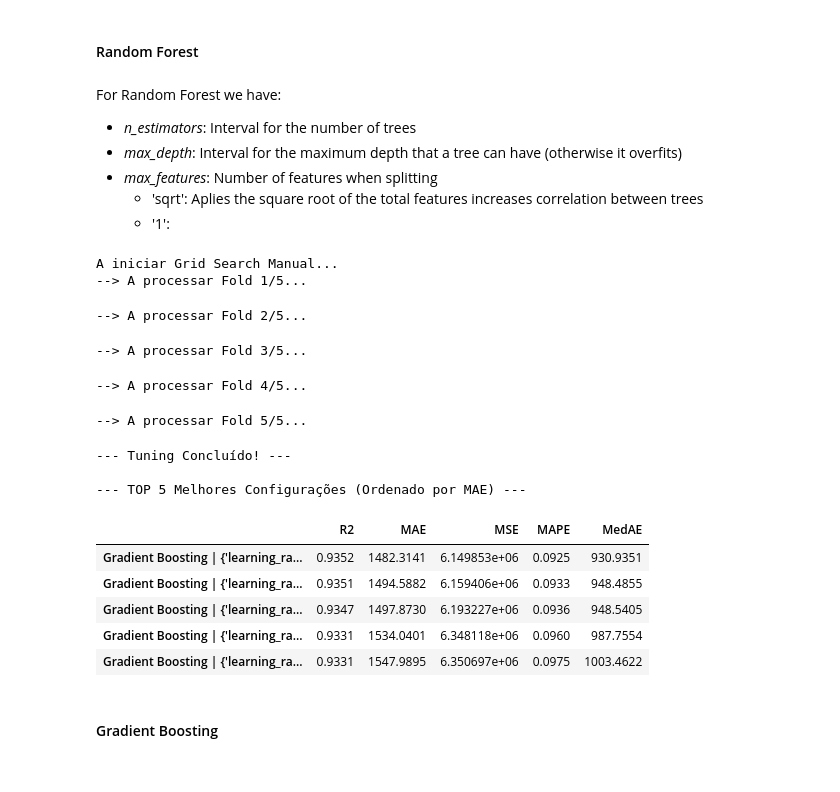
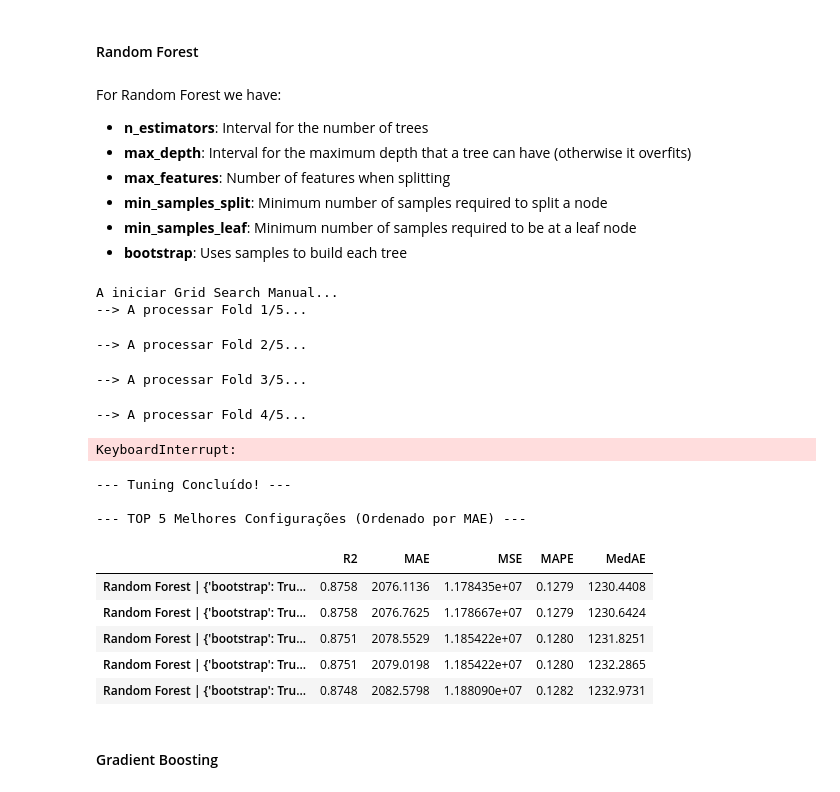
Before and after one commit to Rafaeric71/MachineLearning-Group44, a Jupyter notebook: Group_44_notebooks/Modeling.ipynb, the cells around one changed output. Cells and saved outputs as stored; diff of their text form; code cells hidden in the pictures.

```diff
--- a/Group_44_notebooks/Modeling.ipynb
+++ b/Group_44_notebooks/Modeling.ipynb
@@ -103,6 +102,5 @@ def select_ridge(X, y, names, alpha=1.0):
 # %%
-# Função 3: Lasso (Ultra-Robust)
-def select_lasso(X, y, names, alpha=0.005):
+def select_lasso(X, y, names, alpha=12):
 
     """
     Selects relevant features using Lasso regression coefficients (L1 regularization).
@@ -201,12 +206,12 @@ The following seven models were considered:
 - LinearSVM (Support Vector Machine): since SVM doesn't scale well for datasets with more than 10k rows
 # %%
 models = {
-    'Linear Regression': LinearRegression(),
-    'Ridge': Ridge(alpha=1),
+    #'Linear Regression': LinearRegression(),
+    #'Ridge': Ridge(alpha=1),
     'Random Forest': RandomForestRegressor(n_estimators= 100, random_state=42, max_depth = 20, n_jobs=-1),
-    'Decision Tree': DecisionTreeRegressor(random_state=42),
+    #'Decision Tree': DecisionTreeRegressor(random_state=42),
     'Gradient Boosting': GradientBoostingRegressor(n_estimators=300,learning_rate=0.1,max_depth=5,random_state=42),
-    'Neural Network (MLP)': MLPRegressor(hidden_layer_sizes=(100,50), max_iter=500, random_state=42),
+    #'Neural Network (MLP)': MLPRegressor(hidden_layer_sizes=(100,50), max_iter=500, random_state=42),
     #'LinearSVR': LinearSVR()- Para este temos ou de mudar para StandardScaler ou ver melhor os outliers
 }
 # %% [markdown]
@@ -429,11 +430,12 @@ For both algorithms we will use GridSearch. We inicialize a dictionary for each
 #### Random Forest
 # %% [markdown]
 For Random Forest we have:
-- *n_estimators*: Interval for the number of trees
-- *max_depth*: Interval for the maximum depth that a tree can have (otherwise it overfits)
-- *max_features*: Number of features when splitting
-    - 'sqrt': Aplies the square root of the total features increases correlation between trees
-    - '1':
+- **n_estimators**: Interval for the number of trees
+- **max_depth**: Interval for the maximum depth that a tree can have (otherwise it overfits)
+- **max_features**: Number of features when splitting
+- **min_samples_split**: Minimum number of samples required to split a node
+- **min_samples_leaf**: Minimum number of samples required to be at a leaf node
+- **bootstrap**: Uses samples to build each tree
 # %%
 # --- GRID SEARCH "DEEP DIVE" PARA RANDOM FOREST ---
 # Total de Combinações: ~300 (x 5 Folds = 1500 treinos)
@@ -471,7 +473,7 @@ rf_grid = {
 }
 
 grids_to_test = [rf_grid]
-grid_results = {}
+rf_grid_results = {}
 # %%
 print("A iniciar Grid Search Manual...")
 
@@ -534,8 +536,8 @@ for train_index, val_index in cv.split(X, y):
             combo_name = f"{base_name} | {str(params)}"
 
             # Inicializar se for novo
-            if combo_name not in grid_results:
-                grid_results[combo_name] = {m: [] for m in metrics}
+            if combo_name not in rf_grid_results:
+                rf_grid_results[combo_name] = {m: [] for m in metrics}
 
             # Clonar e configurar
             m = clone(base_model)
@@ -547,41 +549,33 @@ for train_index, val_index in cv.split(X, y):
             # Guardar Scores
             for m_name, func in metrics.items():
                 score = func(y_val_fold, pred)
-                grid_results[combo_name][m_name].append(score)
+                rf_grid_results[combo_name][m_name].append(score)
 
     fold += 1
-
-# MOSTRAR O VENCEDOR
-print("\n--- Tuning Concluído! ---")
-results_df = pd.DataFrame(grid_results).T
-final_metrics = results_df.map(lambda x: np.mean(x))
-
-print("\n--- TOP 5 Melhores Configurações (Ordenado por MAE) ---")
-display(final_metrics.round(4).sort_values(by='MAE', ascending=True).head(5))
 # %% [output]
 A iniciar Grid Search Manual...
 --> A processar Fold 1/5...
 --> A processar Fold 2/5...
 --> A processar Fold 3/5...
 --> A processar Fold 4/5...
---> A processar Fold 5/5...
+KeyboardInterrupt:
 # %%
 # MOSTRAR O VENCEDOR
 print("\n--- Tuning Concluído! ---")
-results_df = pd.DataFrame(grid_results).T
-final_metrics = results_df.map(lambda x: np.mean(x))
+rf_results_df = pd.DataFrame(rf_grid_results).T
+rf_final_metrics = rf_results_df.map(lambda x: np.mean(x))
 
 print("\n--- TOP 5 Melhores Configurações (Ordenado por MAE) ---")
-display(final_metrics.round(4).sort_values(by='MAE', ascending=True).head(5))
+display(rf_final_metrics.round(4).sort_values(by='MAE', ascending=True).head(5))
 # %% [output]
 --- Tuning Concluído! ---
 
 --- TOP 5 Melhores Configurações (Ordenado por MAE) ---
 |  | R2 | MAE | MSE | MAPE | MedAE |
-| Gradient Boosting | {'learning_ra... | 0.9352 | 1482.3141 | 6.149853e+06 | 0.0925 | 930.9351 |
-| Gradient Boosting | {'learning_ra... | 0.9351 | 1494.5882 | 6.159406e+06 | 0.0933 | 948.4855 |
-| Gradient Boosting | {'learning_ra... | 0.9347 | 1497.8730 | 6.193227e+06 | 0.0936 | 948.5405 |
-| Gradient Boosting | {'learning_ra... | 0.9331 | 1534.0401 | 6.348118e+06 | 0.0960 | 987.7554 |
-| Gradient Boosting | {'learning_ra... | 0.9331 | 1547.9895 | 6.350697e+06 | 0.0975 | 1003.4622 |
+| Random Forest | {'bootstrap': Tru... | 0.8758 | 2076.1136 | 1.178435e+07 | 0.1279 | 1230.4408 |
+| Random Forest | {'bootstrap': Tru... | 0.8758 | 2076.7625 | 1.178667e+07 | 0.1279 | 1230.6424 |
+| Random Forest | {'bootstrap': Tru... | 0.8751 | 2078.5529 | 1.185422e+07 | 0.1280 | 1231.8251 |
+| Random Forest | {'bootstrap': Tru... | 0.8751 | 2079.0198 | 1.185422e+07 | 0.1280 | 1232.2865 |
+| Random Forest | {'bootstrap': Tru... | 0.8748 | 2082.5798 | 1.188090e+07 | 0.1282 | 1232.9731 |
 # %% [markdown]
 #### Gradient Boosting
```
Also changed, not shown: parts of 12 cells of this notebook, 1 other file.
